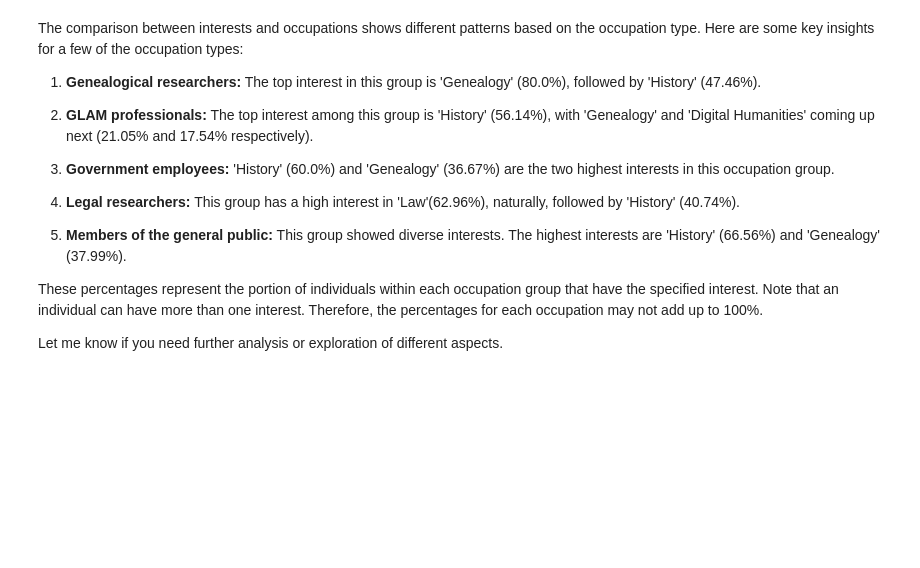
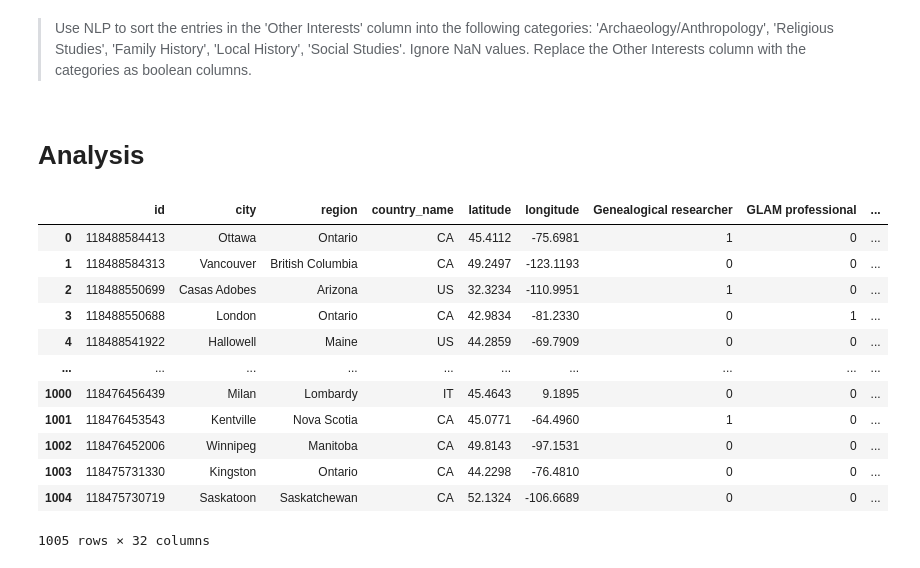
Before and after one commit to crkn-rcdr/user-survey-analysis, a Jupyter notebook: notebooks.ipynb, the cells around one changed output. Drawn from its saved outputs; the diff is of its cells as text; code cells hidden in the pictures; blank space fills up the shorter version.

```diff
--- a/notebooks.ipynb
+++ b/notebooks.ipynb
@@ -310,16 +1,24 @@ results
-# %% [markdown]
-The comparison between interests and occupations shows different patterns based on the occupation type. Here are some key insights for a few of the occupation types:
-
-1. **Genealogical researchers:** The top interest in this group is 'Genealogy' (80.0%), followed by 'History' (47.46%).
-
-2. **GLAM professionals:** The top interest among this group is 'History' (56.14%), with 'Genealogy' and 'Digital Humanities' coming up next (21.05% and 17.54% respectively).
-
-3. **Government employees:** 'History' (60.0%) and 'Genealogy' (36.67%) are the two highest interests in this occupation group.
-
-4. **Legal researchers:** This group has a high interest in 'Law'(62.96%), naturally, followed by 'History' (40.74%).
-
-5. **Members of the general public:** This group showed diverse interests. The highest interests are 'History' (66.56%) and 'Genealogy' (37.99%).
-
-These percentages represent the portion of individuals within each occupation group that have the specified interest. Note that an individual can have more than one interest. Therefore, the percentages for each occupation may not add up to 100%.
-
-Let me know if you need further analysis or exploration of different aspects.
+# %% [markdown]
+> Use NLP to sort the entries in the 'Other Interests' column into the following categories: 'Archaeology/Anthropology', 'Religious Studies', 'Family History', 'Local History', 'Social Studies'. Ignore NaN values. Replace the Other Interests column with the categories as boolean columns.
+# %% [markdown]
+# Analysis
+# %%
+# First, let's load the data and inspect the first few rows
+import pandas as pd
+
+data = pd.read_csv('cleaned.csv')
+data
+# %% [output]
+|  | id | city | region | country_name | latitude | longitude | Genealogical researcher | GLAM professional | ... |
+| 0 | 118488584413 | Ottawa | Ontario | CA | 45.4112 | -75.6981 | 1 | 0 | ... |
+| 1 | 118488584313 | Vancouver | British Columbia | CA | 49.2497 | -123.1193 | 0 | 0 | ... |
+| 2 | 118488550699 | Casas Adobes | Arizona | US | 32.3234 | -110.9951 | 1 | 0 | ... |
+| 3 | 118488550688 | London | Ontario | CA | 42.9834 | -81.2330 | 0 | 1 | ... |
+| 4 | 118488541922 | Hallowell | Maine | US | 44.2859 | -69.7909 | 0 | 0 | ... |
+| ... | ... | ... | ... | ... | ... | ... | ... | ... | ... |
+| 1000 | 118476456439 | Milan | Lombardy | IT | 45.4643 | 9.1895 | 0 | 0 | ... |
+| 1001 | 118476453543 | Kentville | Nova Scotia | CA | 45.0771 | -64.4960 | 1 | 0 | ... |
+| 1002 | 118476452006 | Winnipeg | Manitoba | CA | 49.8143 | -97.1531 | 0 | 0 | ... |
+| 1003 | 118475731330 | Kingston | Ontario | CA | 44.2298 | -76.4810 | 0 | 0 | ... |
+| 1004 | 118475730719 | Saskatoon | Saskatchewan | CA | 52.1324 | -106.6689 | 0 | 0 | ... |
+1005 rows × 32 columns
```
Also changed, not shown: parts of 50 cells of this notebook, 38 other files.
